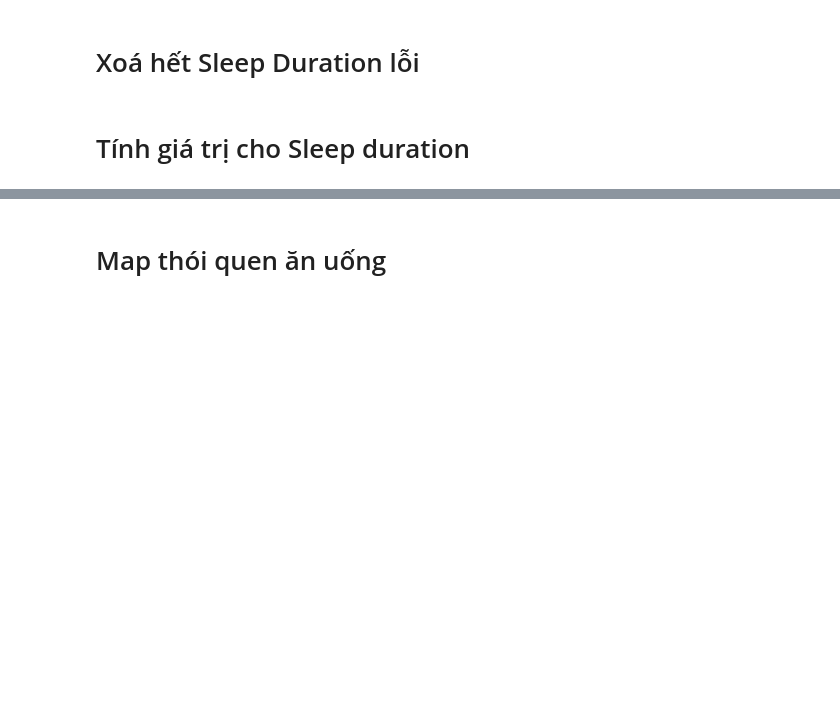
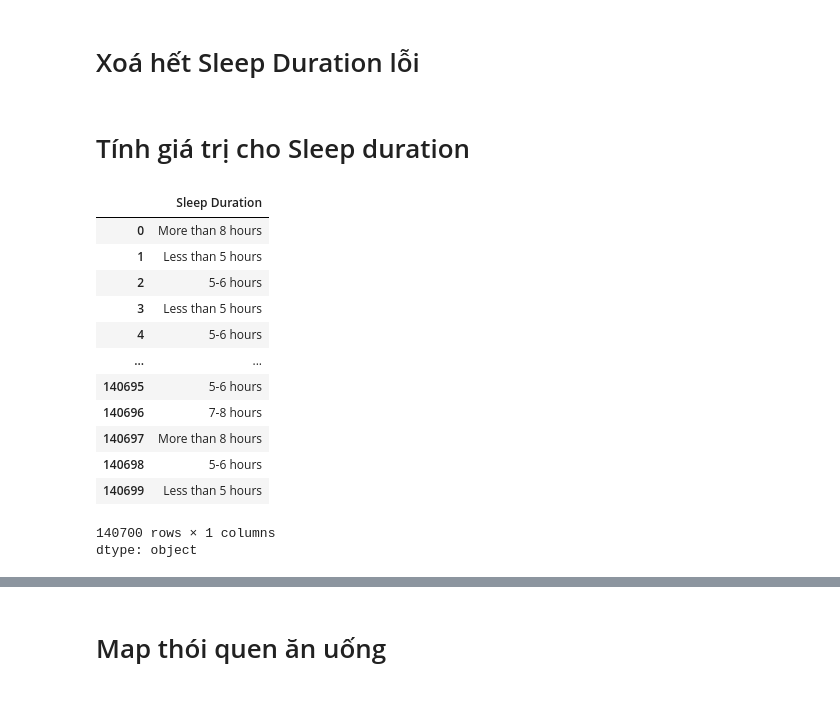
Before and after one commit to ngo-canhh/MoodUp, a Jupyter notebook: fill_data.ipynb, the cells around one changed output, grey strips where cells are left out. Drawn from its saved outputs; the diff is of its cells as text; code cells hidden in the pictures; blank space fills up the shorter version.

```diff
--- a/fill_data.ipynb
+++ b/fill_data.ipynb
@@ -99,3 +279,20 @@ def extract_sleep_hours(value):
         return (float(match[0]) + float(match[1])) / 2
     else:
         return None
+# %%
+df['Sleep Duration']
+# %% [output]
+|  | Sleep Duration |
+| 0 | More than 8 hours |
+| 1 | Less than 5 hours |
+| 2 | 5-6 hours |
+| 3 | Less than 5 hours |
+| 4 | 5-6 hours |
+| ... | ... |
+| 140695 | 5-6 hours |
+| 140696 | 7-8 hours |
+| 140697 | More than 8 hours |
+| 140698 | 5-6 hours |
+| 140699 | Less than 5 hours |
+140700 rows × 1 columns
+dtype: object
```
Also changed, not shown: parts of 34 cells of this notebook.
